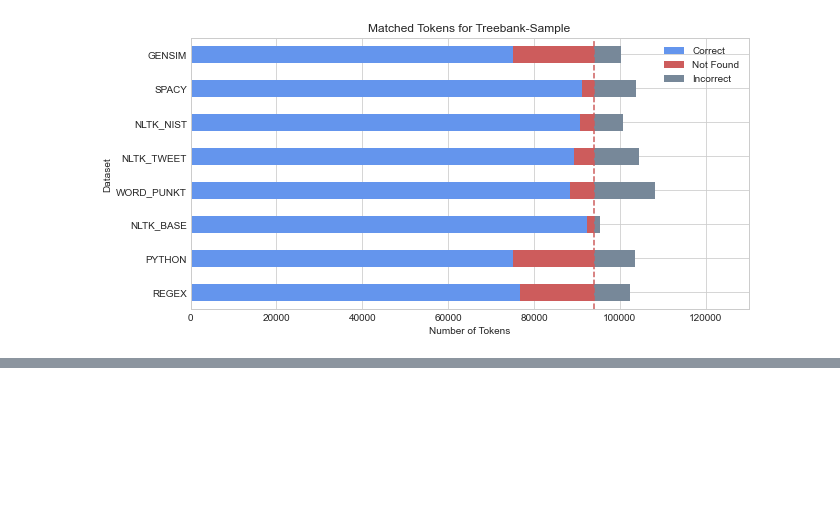
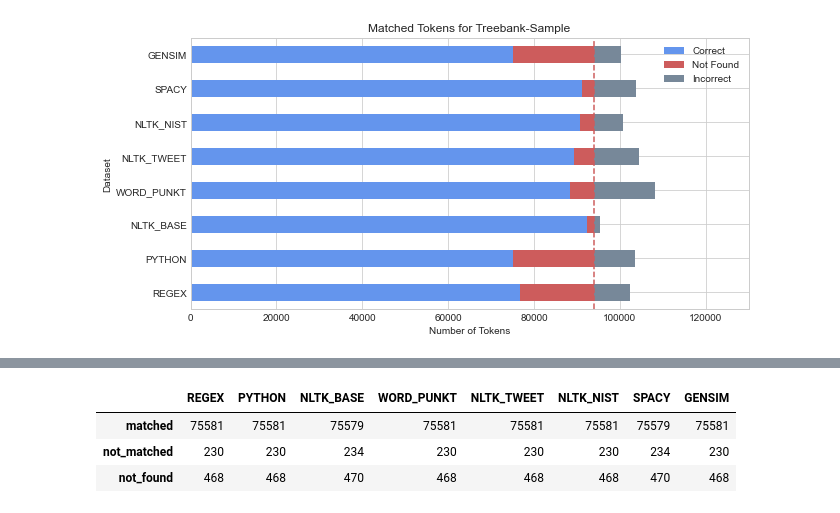
Before and after one commit to freecraver/zimp_experiments, a Jupyter notebook: pos/eval_tokenization.ipynb, the cells around one changed output, grey strips where cells are left out. Cells and saved outputs as stored; diff of their text form; code cells hidden in the pictures; blank space fills up the shorter version.

```diff
--- a/pos/eval_tokenization.ipynb
+++ b/pos/eval_tokenization.ipynb
@@ -114,0 +266,8 @@ plt.show()
+# %%
+df_all = pd.concat(stat_sums, axis=1, keys=[s.name for s in TokenizerStrategy])
+df_all
+# %% [output]
+|  | REGEX | PYTHON | NLTK_BASE | WORD_PUNKT | NLTK_TWEET | NLTK_NIST | SPACY | GENSIM |
+| matched | 75581 | 75581 | 75579 | 75581 | 75581 | 75581 | 75579 | 75581 |
+| not_matched | 230 | 230 | 234 | 230 | 230 | 230 | 234 | 230 |
+| not_found | 468 | 468 | 470 | 468 | 468 | 468 | 470 | 468 |
```
Also changed, not shown: parts of 14 cells of this notebook, 3 other files.
